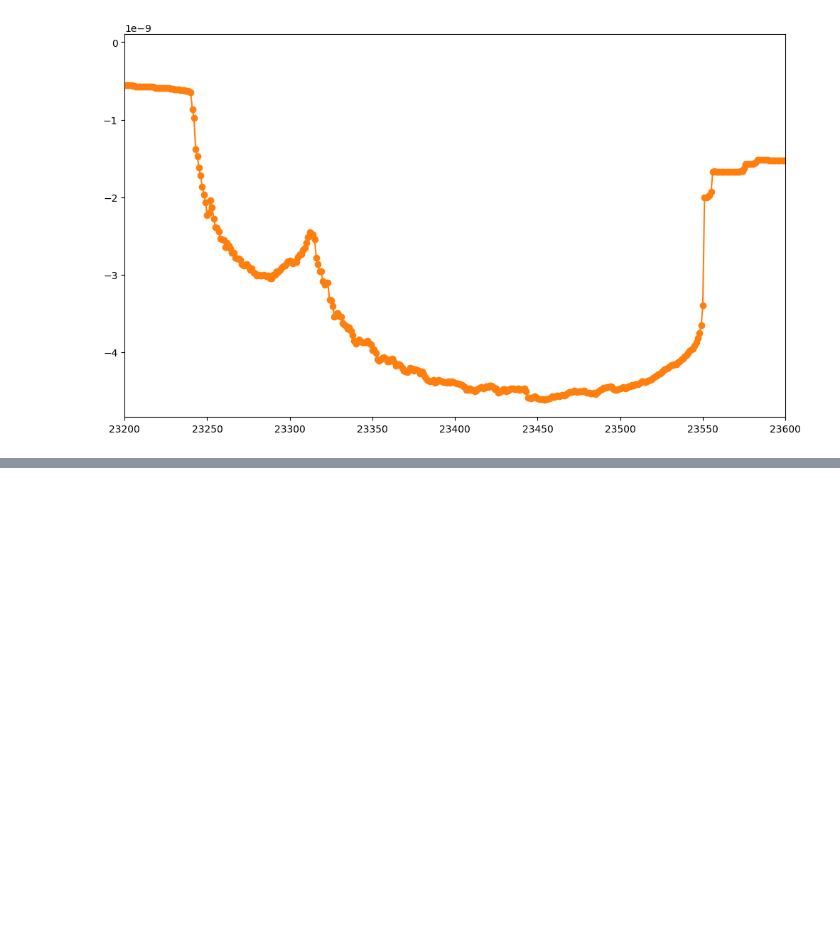
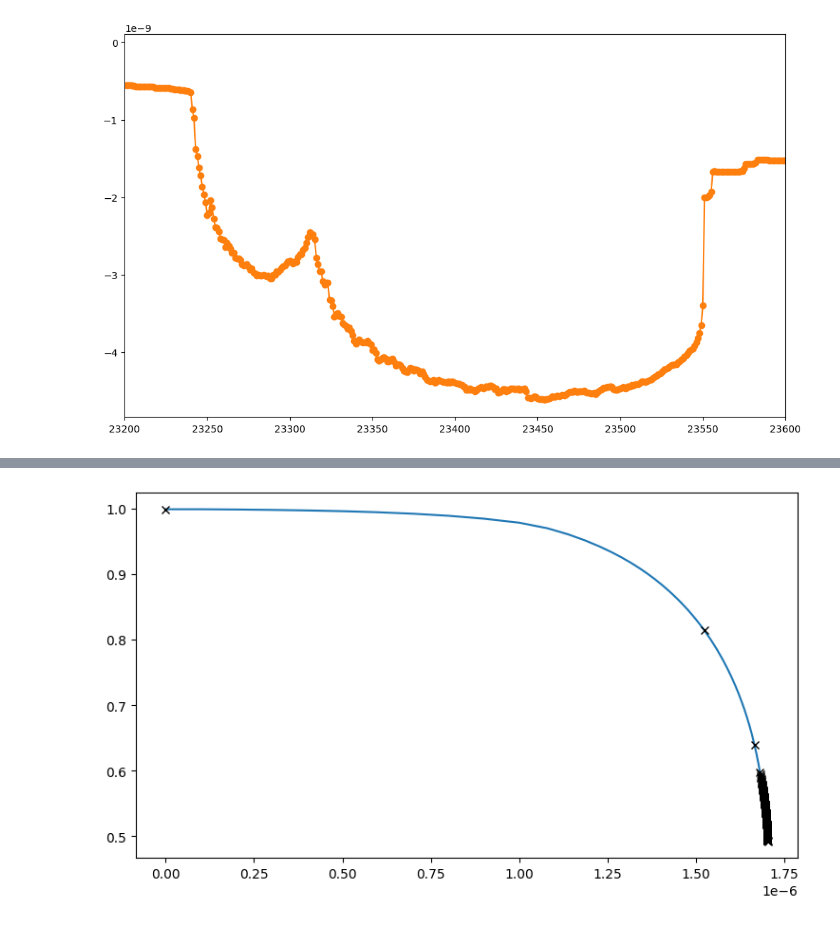
Before and after one commit to ponomarevandr/disruption, a Jupyter notebook: dimp_breakdown/experiments/energy_test.ipynb, the cells around one changed output, grey strips where cells are left out. Saved outputs shown, nothing was run; the diff lists cells and outputs as text; code cells hidden in the pictures; blank space fills up the shorter version.

Commit message:
Experiments with a more precise time step added into the energy test

```diff
--- a/dimp_breakdown/experiments/energy_test.ipynb
+++ b/dimp_breakdown/experiments/energy_test.ipynb
@@ -6,4 +6,4 @@ import matplotlib.pyplot as plt
 
 %matplotlib inline
 # %%
-calcs_dir = '/home/andrey/Desktop/kiam/calculations_k60/'
+data_dir = 'energy_test_data/'
@@ -200,0 +205,6 @@ plt.show()
+# %%
+df_disturbance_new_adapt = pd.read_csv(
+    data_dir + 'disturbance_new_adaptive.dat',
+    sep=r'\s+', index_col=False
+)
+df_disturbance_new_adapt
@@ -200,0 +246,7 @@ plt.show()
+# %%
+plt.figure(figsize=(9, 5))
+plt.plot(df_disturbance_new_adapt['model_time'], df_disturbance_new_adapt['phi_mean'])
+plt.plot(df_disturbance_new_adapt['model_time'][::30], df_disturbance_new_adapt['phi_mean'][::30], 'x', color='black')
+plt.show()
+# %% [output]
+[figure, added]
```
Also changed, not shown: parts of 19 cells of this notebook, 9 other files.
